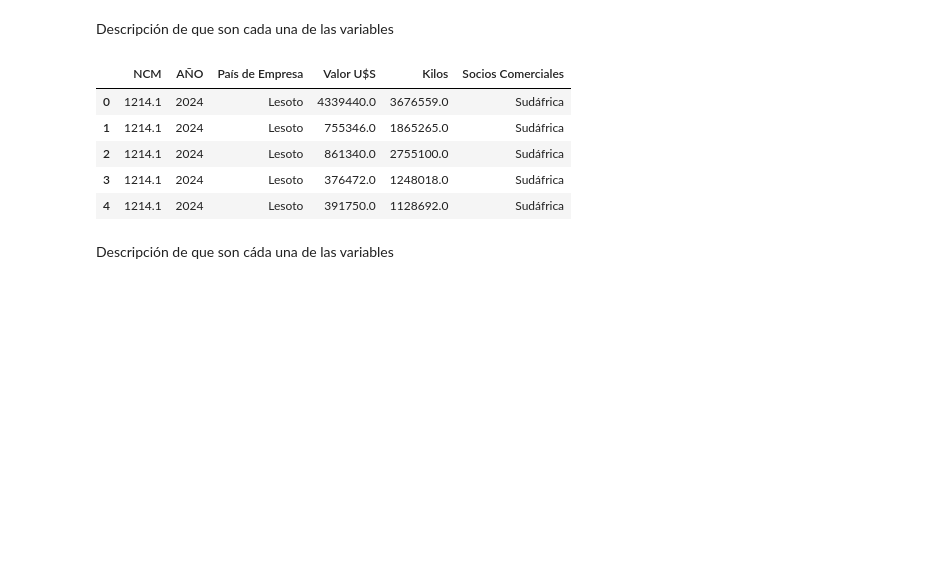
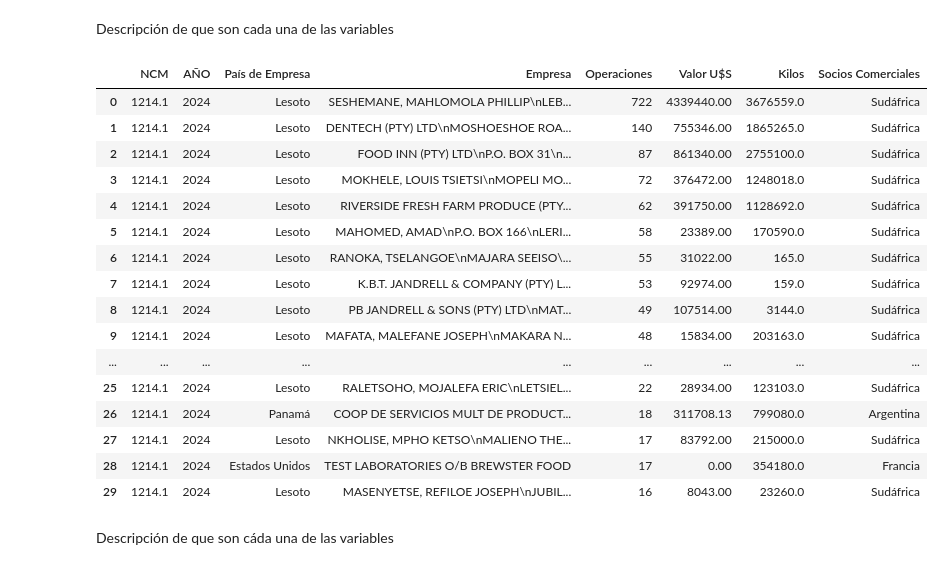
Before and after one commit to Renata-Bilotti/Hackatho-Grupo-4, a Jupyter notebook: Hacathon_Grupo_4_Mercado_de_Alfalfa.ipynb, the cells around one changed output. Saved outputs shown, nothing was run; the diff lists cells and outputs as text; code cells hidden in the pictures; blank space fills up the shorter version.

```diff
--- a/Hacathon_Grupo_4_Mercado_de_Alfalfa.ipynb
+++ b/Hacathon_Grupo_4_Mercado_de_Alfalfa.ipynb
@@ -287,19 +343,27 @@ df_expo_arg.head()
 | 4 | 2024-01-08 | 1214.10.00.000F | EQUIDIET COMPANY SA | TORTUGUITAS | BS.AS. (CAPITAL) | CAMION | Bolivia | 3000.00 | 400.0 | ... |
 # %% [markdown]
 Descripción de que son cada una de las variables
-# %%
-#Importaciones, detalle por empresa:
-
-columnas_a_eliminar_impo_empresa = ['Empresa', 'Operaciones']
-df_impo_empresa = df_impo_empresa.drop(columns=columnas_a_eliminar_impo_empresa)
-df_impo_empresa.head()
-# %% [output]
-|  | NCM | AÑO | País de Empresa | Valor U$S | Kilos | Socios Comerciales |
-| 0 | 1214.1 | 2024 | Lesoto | 4339440.0 | 3676559.0 | Sudáfrica |
-| 1 | 1214.1 | 2024 | Lesoto | 755346.0 | 1865265.0 | Sudáfrica |
-| 2 | 1214.1 | 2024 | Lesoto | 861340.0 | 2755100.0 | Sudáfrica |
-| 3 | 1214.1 | 2024 | Lesoto | 376472.0 | 1248018.0 | Sudáfrica |
-| 4 | 1214.1 | 2024 | Lesoto | 391750.0 | 1128692.0 | Sudáfrica |
+# %%
+
+df_impo_empresa.head(30)
+# %% [output]
+|  | NCM | AÑO | País de Empresa | Empresa | Operaciones | Valor U$S | Kilos | Socios Comerciales |
+| 0 | 1214.1 | 2024 | Lesoto | SESHEMANE, MAHLOMOLA PHILLIP\nLEB... | 722 | 4339440.00 | 3676559.0 | Sudáfrica |
+| 1 | 1214.1 | 2024 | Lesoto | DENTECH (PTY) LTD\nMOSHOESHOE ROA... | 140 | 755346.00 | 1865265.0 | Sudáfrica |
+| 2 | 1214.1 | 2024 | Lesoto | FOOD INN (PTY) LTD\nP.O. BOX 31\n... | 87 | 861340.00 | 2755100.0 | Sudáfrica |
+| 3 | 1214.1 | 2024 | Lesoto | MOKHELE, LOUIS TSIETSI\nMOPELI MO... | 72 | 376472.00 | 1248018.0 | Sudáfrica |
+| 4 | 1214.1 | 2024 | Lesoto | RIVERSIDE FRESH FARM PRODUCE (PTY... | 62 | 391750.00 | 1128692.0 | Sudáfrica |
+| 5 | 1214.1 | 2024 | Lesoto | MAHOMED, AMAD\nP.O. BOX 166\nLERI... | 58 | 23389.00 | 170590.0 | Sudáfrica |
+| 6 | 1214.1 | 2024 | Lesoto | RANOKA, TSELANGOE\nMAJARA SEEISO\... | 55 | 31022.00 | 165.0 | Sudáfrica |
+| 7 | 1214.1 | 2024 | Lesoto | K.B.T. JANDRELL & COMPANY (PTY) L... | 53 | 92974.00 | 159.0 | Sudáfrica |
+| 8 | 1214.1 | 2024 | Lesoto | PB JANDRELL & SONS (PTY) LTD\nMAT... | 49 | 107514.00 | 3144.0 | Sudáfrica |
+| 9 | 1214.1 | 2024 | Lesoto | MAFATA, MALEFANE JOSEPH\nMAKARA N... | 48 | 15834.00 | 203163.0 | Sudáfrica |
+| ... | ... | ... | ... | ... | ... | ... | ... | ... |
+| 25 | 1214.1 | 2024 | Lesoto | RALETSOHO, MOJALEFA ERIC\nLETSIEL... | 22 | 28934.00 | 123103.0 | Sudáfrica |
+| 26 | 1214.1 | 2024 | Panamá | COOP DE SERVICIOS MULT DE PRODUCT... | 18 | 311708.13 | 799080.0 | Argentina |
+| 27 | 1214.1 | 2024 | Lesoto | NKHOLISE, MPHO KETSO\nMALIENO THE... | 17 | 83792.00 | 215000.0 | Sudáfrica |
+| 28 | 1214.1 | 2024 | Estados Unidos | TEST LABORATORIES O/B BREWSTER FOOD | 17 | 0.00 | 354180.0 | Francia |
+| 29 | 1214.1 | 2024 | Lesoto | MASENYETSE, REFILOE JOSEPH\nJUBIL... | 16 | 8043.00 | 23260.0 | Sudáfrica |
 # %% [markdown]
 Descripción de que son cáda una de las variables
 # %% [markdown]
```
Also changed, not shown: parts of 28 cells of this notebook.
